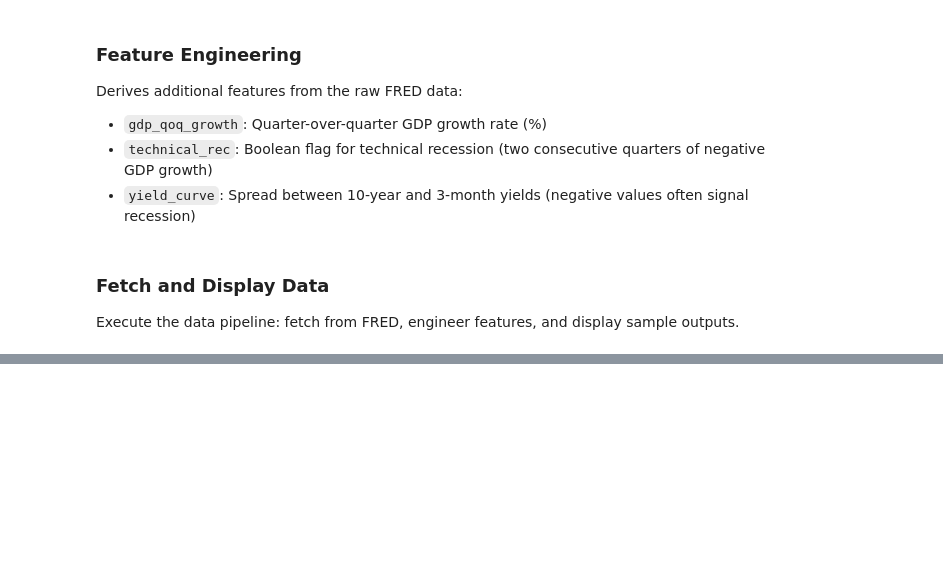
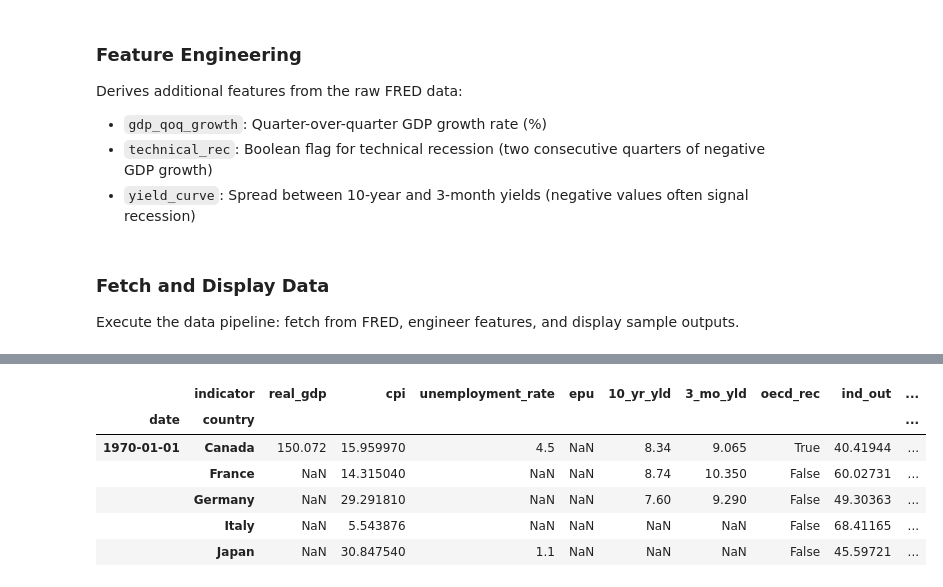
Before and after one commit to tn-shi/MADS-Milestone-II, a Jupyter notebook: Milestone_II_Dataset.ipynb, the cells around one changed output, grey strips where cells are left out. Drawn from its saved outputs; the diff is of its cells as text; code cells hidden in the pictures; blank space fills up the shorter version.

```diff
--- a/Milestone_II_Dataset.ipynb
+++ b/Milestone_II_Dataset.ipynb
@@ -455,0 +500,10 @@ print(df_display.loc["2008-06-01":"2009-06-01"].round(2))
+# %%
+df_display.head()
+# %% [output]
+|  | indicator | real_gdp | cpi | unemployment_rate | epu | 10_yr_yld | 3_mo_yld | oecd_rec | ind_out | ... |
+| date | country |  |  |  |  |  |  |  |  | ... |
+| 1970-01-01 | Canada | 150.072 | 15.959970 | 4.5 | NaN | 8.34 | 9.065 | True | 40.41944 | ... |
+|  | France | NaN | 14.315040 | NaN | NaN | 8.74 | 10.350 | False | 60.02731 | ... |
+|  | Germany | NaN | 29.291810 | NaN | NaN | 7.60 | 9.290 | False | 49.30363 | ... |
+|  | Italy | NaN | 5.543876 | NaN | NaN | NaN | NaN | False | 68.41165 | ... |
+|  | Japan | NaN | 30.847540 | 1.1 | NaN | NaN | NaN | False | 45.59721 | ... |
```
Also changed, not shown: parts of 12 cells of this notebook, 5 other files.
